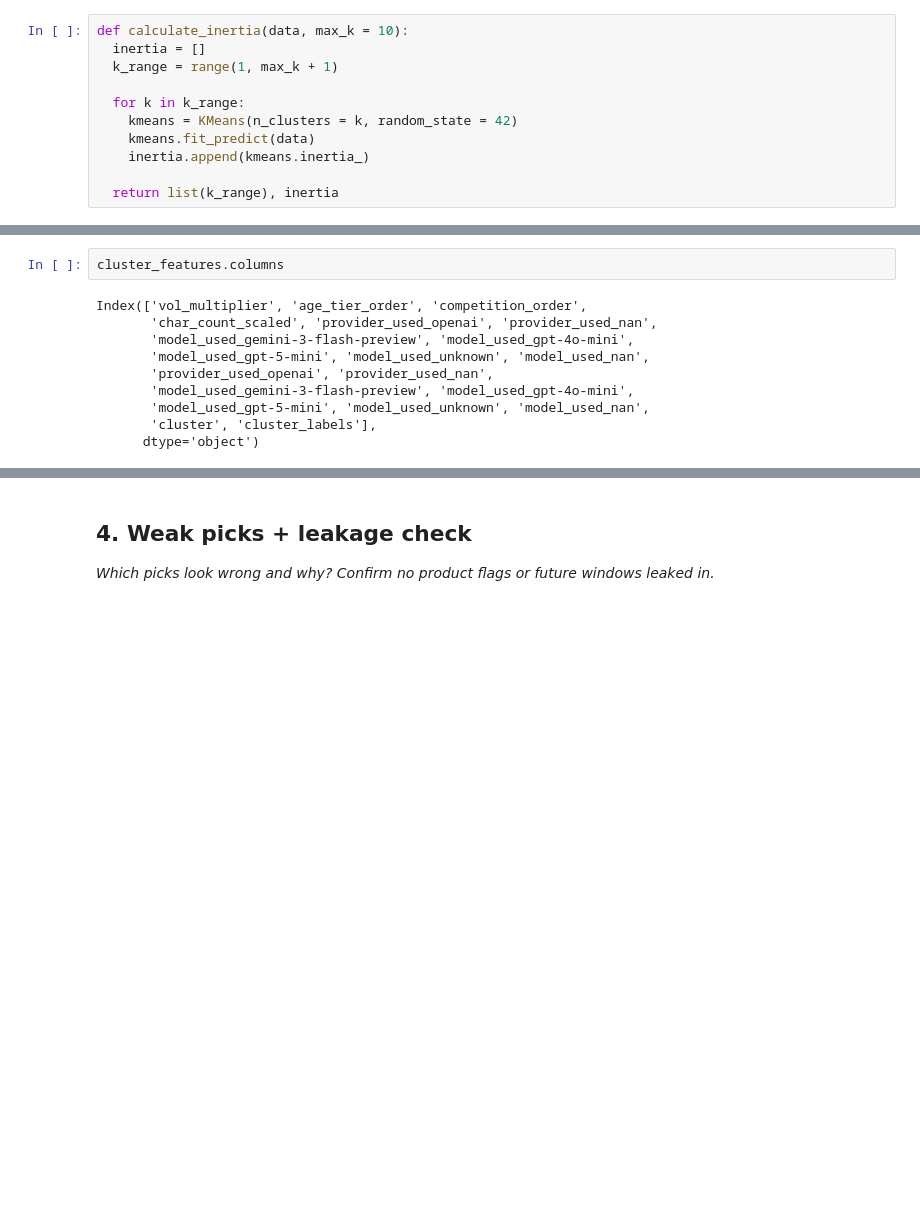
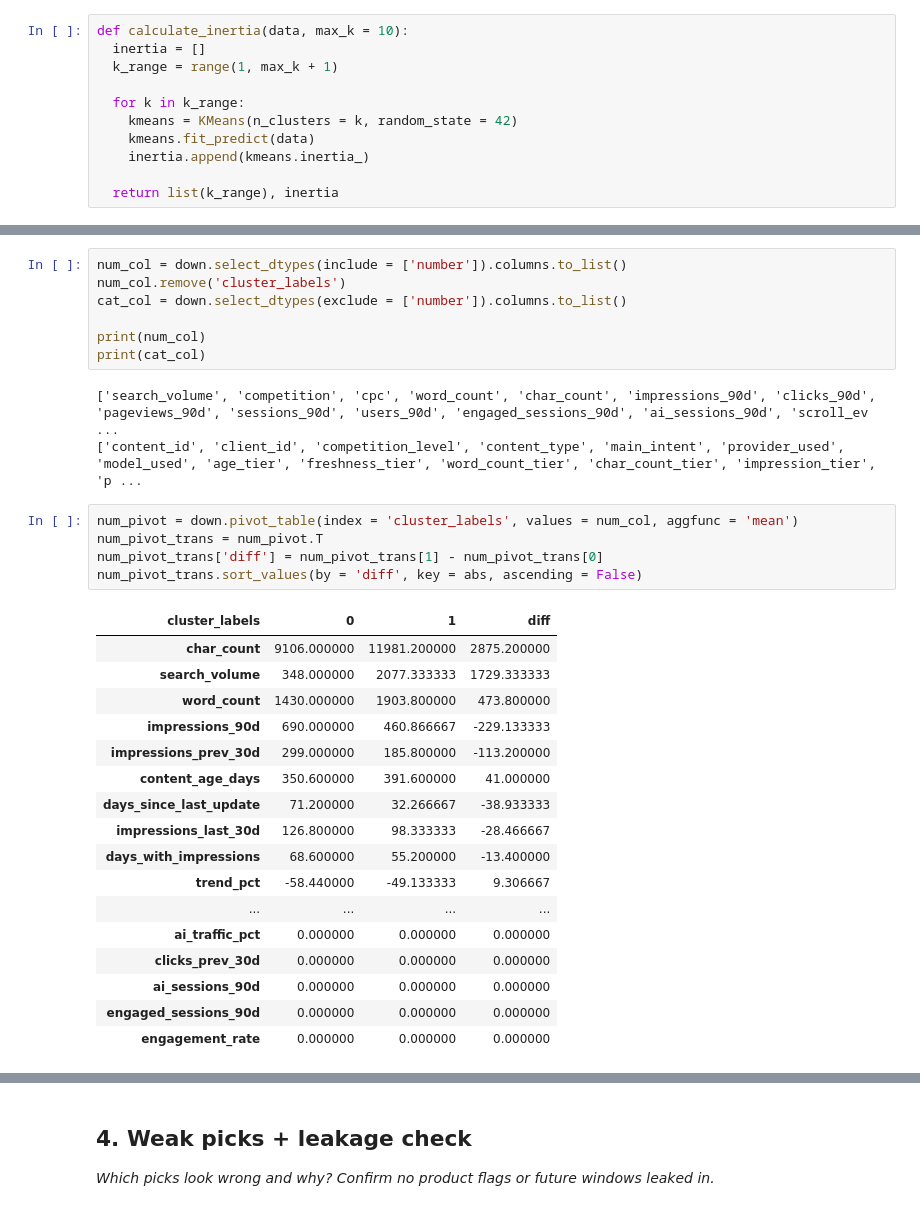
Before and after one commit to Maryam-Shile/flyrank_ml_internship, a Jupyter notebook: work/notebooks/w04_baseline_score.ipynb, the cells around one changed output, grey strips where cells are left out. Cells and saved outputs as stored; diff of their text form; blank space fills up the shorter version.

```diff
--- a/work/notebooks/w04_baseline_score.ipynb
+++ b/work/notebooks/w04_baseline_score.ipynb
@@ -485,12 +452,33 @@ plt.show()
-# %%
-cluster_features.columns
-# %% [output]
-Index(['vol_multiplier', 'age_tier_order', 'competition_order',
-       'char_count_scaled', 'provider_used_openai', 'provider_used_nan',
-       'model_used_gemini-3-flash-preview', 'model_used_gpt-4o-mini',
-       'model_used_gpt-5-mini', 'model_used_unknown', 'model_used_nan',
-       'provider_used_openai', 'provider_used_nan',
-       'model_used_gemini-3-flash-preview', 'model_used_gpt-4o-mini',
-       'model_used_gpt-5-mini', 'model_used_unknown', 'model_used_nan',
-       'cluster', 'cluster_labels'],
-      dtype='object')
+# %%
+num_col = down.select_dtypes(include = ['number']).columns.to_list()
+num_col.remove('cluster_labels')
+cat_col = down.select_dtypes(exclude = ['number']).columns.to_list()
+
+print(num_col)
+print(cat_col)
+# %% [output]
+['search_volume', 'competition', 'cpc', 'word_count', 'char_count', 'impressions_90d', 'clicks_90d', 'pageviews_90d', 'sessions_90d', 'users_90d', 'engaged_sessions_90d', 'ai_sessions_90d', 'scroll_ev ...
+['content_id', 'client_id', 'competition_level', 'content_type', 'main_intent', 'provider_used', 'model_used', 'age_tier', 'freshness_tier', 'word_count_tier', 'char_count_tier', 'impression_tier', 'p ...
+# %%
+num_pivot = down.pivot_table(index = 'cluster_labels', values = num_col, aggfunc = 'mean')
+num_pivot_trans = num_pivot.T
+num_pivot_trans['diff'] = num_pivot_trans[1] - num_pivot_trans[0]
+num_pivot_trans.sort_values(by = 'diff', key = abs, ascending = False)
+# %% [output]
+| cluster_labels | 0 | 1 | diff |
+| char_count | 9106.000000 | 11981.200000 | 2875.200000 |
+| search_volume | 348.000000 | 2077.333333 | 1729.333333 |
+| word_count | 1430.000000 | 1903.800000 | 473.800000 |
+| impressions_90d | 690.000000 | 460.866667 | -229.133333 |
+| impressions_prev_30d | 299.000000 | 185.800000 | -113.200000 |
+| content_age_days | 350.600000 | 391.600000 | 41.000000 |
+| days_since_last_update | 71.200000 | 32.266667 | -38.933333 |
+| impressions_last_30d | 126.800000 | 98.333333 | -28.466667 |
+| days_with_impressions | 68.600000 | 55.200000 | -13.400000 |
+| trend_pct | -58.440000 | -49.133333 | 9.306667 |
+| ... | ... | ... | ... |
+| ai_traffic_pct | 0.000000 | 0.000000 | 0.000000 |
+| clicks_prev_30d | 0.000000 | 0.000000 | 0.000000 |
+| ai_sessions_90d | 0.000000 | 0.000000 | 0.000000 |
+| engaged_sessions_90d | 0.000000 | 0.000000 | 0.000000 |
+| engagement_rate | 0.000000 | 0.000000 | 0.000000 |
```
Also changed, not shown: parts of 13 cells of this notebook.
